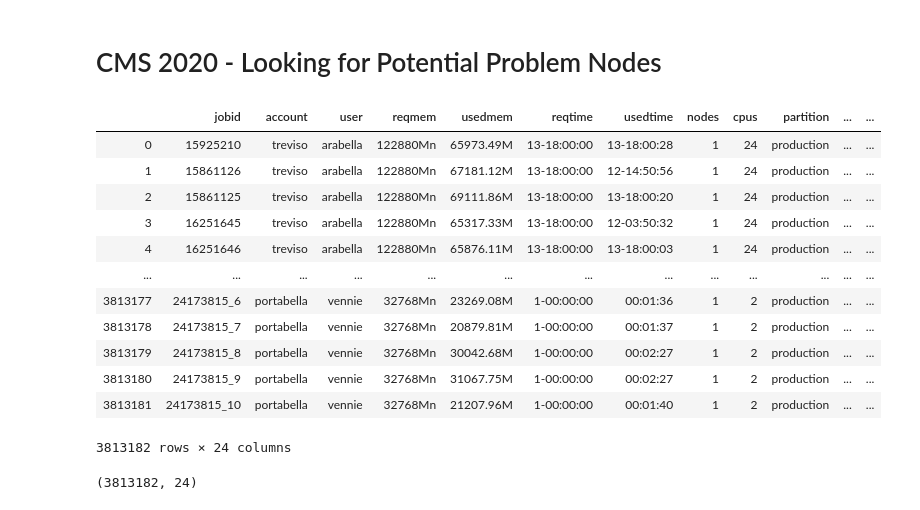
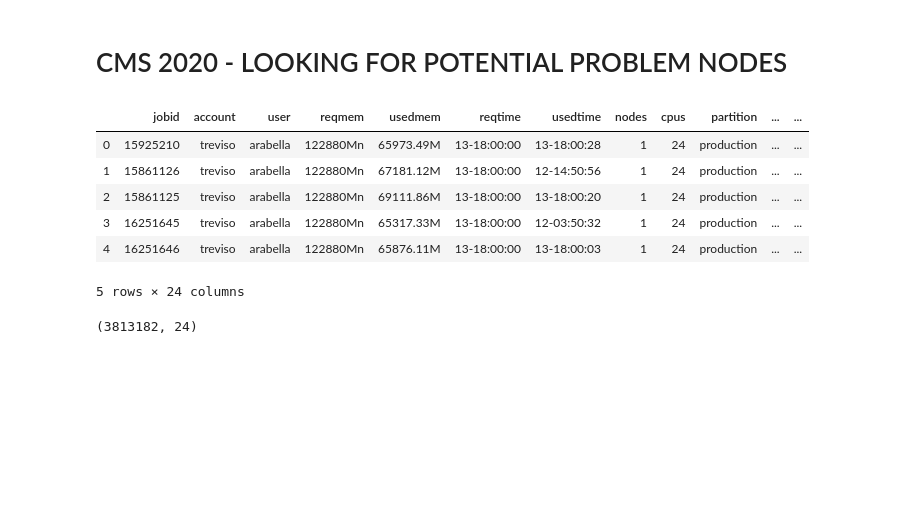
Before and after one commit to nss-data-science-cohort-4/dq2-accre-amd, a Jupyter notebook: notebooks/cms_jobs_2020.ipynb, the cells around one changed output. Cells and saved outputs as stored; diff of their text form; code cells hidden in the pictures; blank space fills up the shorter version.

```diff
--- a/notebooks/cms_jobs_2020.ipynb
+++ b/notebooks/cms_jobs_2020.ipynb
@@ -1,5 +1,5 @@
-# %% [markdown]
-# CMS 2020 - Looking for Potential Problem Nodes
+# %% [markdown]
+# CMS 2020 - LOOKING FOR POTENTIAL PROBLEM NODES
 # %%
 import pandas as pd
 import numpy as np
@@ -18,22 +18,16 @@ root_dir = Path().absolute()
 # %%
 # pre-cleaned dataset (all accounts)
 
 accre_jobs_cleaned = pd.read_csv('../data/accre_jobs_cleaned.csv')
-accre_jobs_cleaned
+accre_jobs_cleaned.head()
 # %% [output]
 |  | jobid | account | user | reqmem | usedmem | reqtime | usedtime | nodes | cpus | partition | ... | ... |
 | 0 | 15925210 | treviso | arabella | 122880Mn | 65973.49M | 13-18:00:00 | 13-18:00:28 | 1 | 24 | production | ... | ... |
 | 1 | 15861126 | treviso | arabella | 122880Mn | 67181.12M | 13-18:00:00 | 12-14:50:56 | 1 | 24 | production | ... | ... |
 | 2 | 15861125 | treviso | arabella | 122880Mn | 69111.86M | 13-18:00:00 | 13-18:00:20 | 1 | 24 | production | ... | ... |
 | 3 | 16251645 | treviso | arabella | 122880Mn | 65317.33M | 13-18:00:00 | 12-03:50:32 | 1 | 24 | production | ... | ... |
 | 4 | 16251646 | treviso | arabella | 122880Mn | 65876.11M | 13-18:00:00 | 13-18:00:03 | 1 | 24 | production | ... | ... |
-| ... | ... | ... | ... | ... | ... | ... | ... | ... | ... | ... | ... | ... |
-| 3813177 | 24173815_6 | portabella | vennie | 32768Mn | 23269.08M | 1-00:00:00 | 00:01:36 | 1 | 2 | production | ... | ... |
-| 3813178 | 24173815_7 | portabella | vennie | 32768Mn | 20879.81M | 1-00:00:00 | 00:01:37 | 1 | 2 | production | ... | ... |
-| 3813179 | 24173815_8 | portabella | vennie | 32768Mn | 30042.68M | 1-00:00:00 | 00:02:27 | 1 | 2 | production | ... | ... |
-| 3813180 | 24173815_9 | portabella | vennie | 32768Mn | 31067.75M | 1-00:00:00 | 00:02:27 | 1 | 2 | production | ... | ... |
-| 3813181 | 24173815_10 | portabella | vennie | 32768Mn | 21207.96M | 1-00:00:00 | 00:01:40 | 1 | 2 | production | ... | ... |
-3813182 rows × 24 columns
+5 rows × 24 columns
 # %%
 accre_jobs_cleaned.shape
 # %% [output]
```
Also changed, not shown: parts of 40 cells of this notebook.
